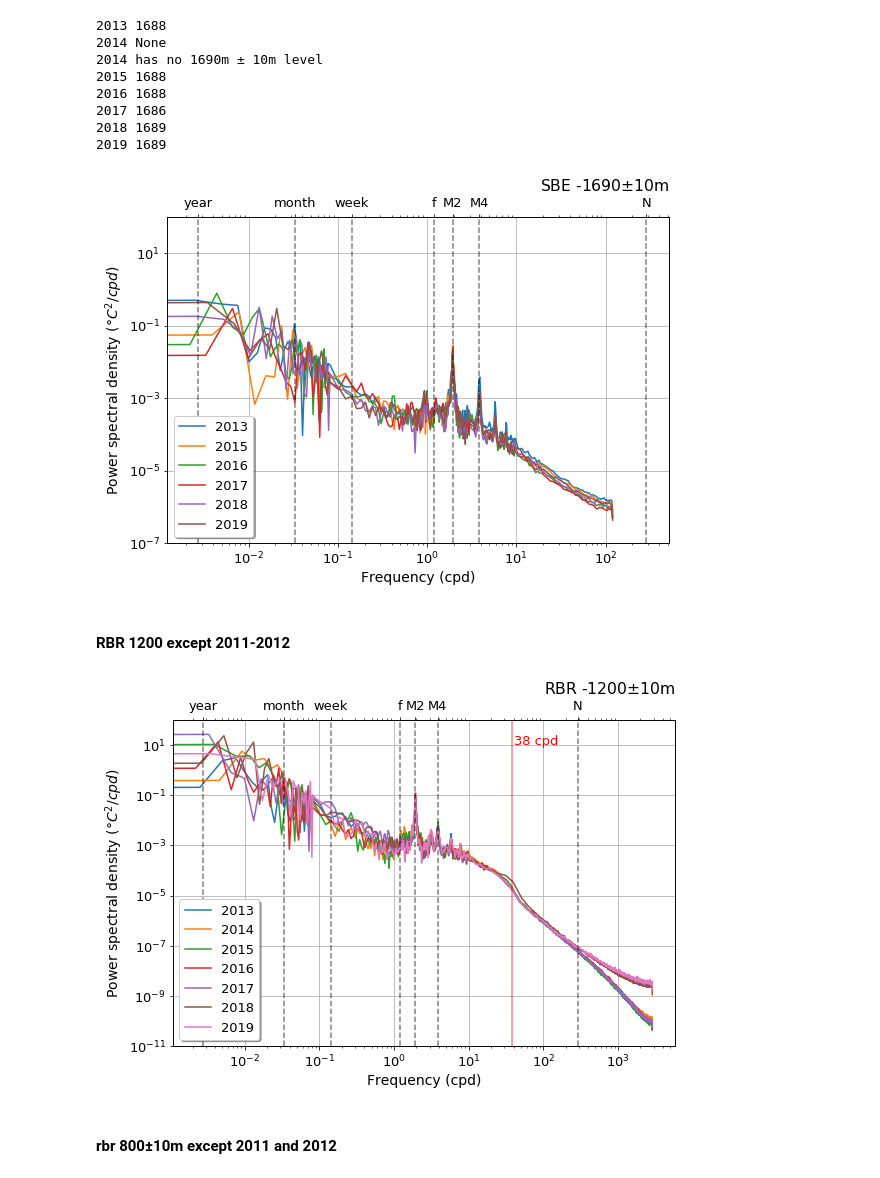
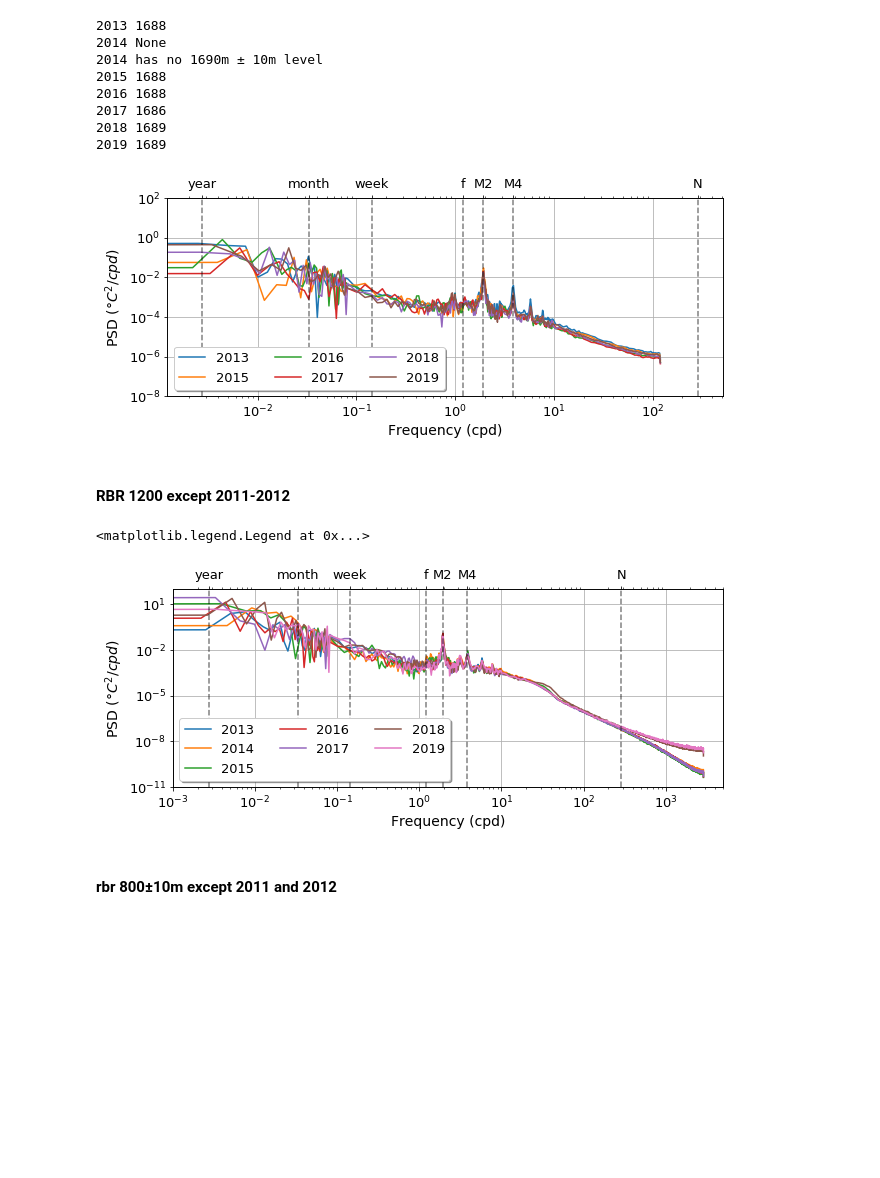
Before and after one commit to cpierard/momar_data_analysis, a Jupyter notebook: 12.PSD_plots_clean.ipynb, the cells around one changed output. Cells and saved outputs as stored; diff of their text form; code cells hidden in the pictures; blank space fills up the shorter version.

```diff
--- a/12.PSD_plots_clean.ipynb
+++ b/12.PSD_plots_clean.ipynb
@@ -77,7 +77,7 @@ array([3.25969700e+02, 1.30308233e+02, 1.93236715e+00, 3.86473430e+00,
 x_colors = np.linspace(0,1, len(PowerSpectra.keys()))
 colors = cm.get_cmap('viridis_r')(x_colors)
 
-fig = plt.figure(figsize=(12,8))
+fig = plt.figure(figsize=(9,4))
 ax1 = fig.add_subplot(111)
 ax2 = ax1.twiny()
 
@@ -93,11 +93,11 @@ for typical_freq in upper_tick_locations:
 ax1.grid()
 ax1.set_xlabel('Frequency (cpd)', fontsize=14)
 ax1.set_ylabel('Power spectral density (Temperature)', fontsize=14)
-ax1.set_ylim(1e-11,1e1)
+ax1.set_ylim(1e-11,1e2)
 ax2.set_xlim(ax1.get_xlim())
 ax2.set_xticks(upper_tick_locations)
 ax2.set_xticklabels(upper_tick_labels)
-ax1.legend(loc='lower left', shadow=True)
+ax1.legend(loc='lower left', shadow=True, ncol=4)
 #### SAVE THIS ####
 # %% [output]
 <matplotlib.legend.Legend at 0x...>
@@ -110,7 +110,7 @@ inds = signal.find_peaks(PowerSpectra[800]['psd'], prominence=0.00001)[0]
 x_colors = np.linspace(0,1, len(PowerSpectra.keys()))
 colors = cm.get_cmap('viridis_r')(x_colors)
 
-fig = plt.figure(figsize=(12,8))
+fig = plt.figure(figsize=(9,4))
 ax1 = fig.add_subplot(111)
 ax2 = ax1.twiny()
 
@@ -137,7 +137,7 @@ plt.loglog(freq[inds], freq[inds]**(-5./3.)*3e-3,'k')
 ax1.grid()
 ax1.set_xlabel('Frequency (cpd)', fontsize=14)
 ax1.set_ylabel('Power spectral density (Temperature)', fontsize=14)
-ax1.set_ylim(1e-11,1e1)
+ax1.set_ylim(1e-11,1e2)
 ax2.set_xlim(ax1.get_xlim())
 ax2.set_xticks(upper_tick_locations)
 ax2.set_xticklabels(upper_tick_labels)
@@ -205,7 +205,7 @@ data = spectra_1000
 x_colors = np.linspace(0,1, len(data.keys()))
 colors = cm.get_cmap('Dark2')(x_colors)
 
-fig = plt.figure(figsize=(9,6))
+fig = plt.figure(figsize=(9,4), tight_layout=True)
 ax1 = fig.add_subplot(111)
 ax2 = ax1.twiny()
 
@@ -218,18 +218,20 @@ ax2.loglog(data[depth]['freq'], data[depth]['psd'], alpha=0)
 for typical_freq in upper_tick_locations_yearly:
     ax1.axvline(typical_freq, color='k', alpha=0.5, ls='--')
 
-ax1.axvline(38, color='r', alpha=0.5)
+#ax1.axvline(38, color='r', alpha=0.5)
 
 ax1.grid()
 ax1.set_xlabel('Frequency (cpd)', fontsize=14)
-ax1.set_ylabel('Power spectral density ($\degree C^2 / cpd$)', fontsize=14)
-ax1.set_ylim(1e-7,1e2)
+ax1.set_ylabel('PSD ($\degree C^2 / cpd$)', fontsize=14)
+#ax1.set_xlim(1e-3,5e3)
+ax1.set_ylim(1e-8,1e2)
 ax2.set_xlim(ax1.get_xlim())
 
 ax2.set_xticks(upper_tick_locations_yearly)
 ax2.set_xticklabels(upper_tick_labels_yearly)
-ax1.legend(loc='lower left', shadow=True)
-ax1.set_title(f'{instrument.upper()} -{i_level}$\pm${tolerance}m', loc='right')
-plt.savefig(f'../figures/PowerSpectra/yearly/psd_{instrument}_{i_level}m')
+ax1.legend(loc='lower left', shadow=True, ncol=3)
+#ax1.text(3e3, 1e1, 'c', fontsize=18)
+#ax1.set_title(f'{instrument.upper()} -{i_level}$\pm${tolerance}m', loc='right')
+plt.savefig(f'../figures/PowerSpectra/yearly/psd_{instrument}_{i_level}m', facecolor=(1,0,0,0))
 #### SAVE THIS ####
 # %% [output]
@@ -274,38 +276,40 @@ for y in range(2013,2020):
 # %%
 plt.rcParams.update({'font.size': 13})
 data = spectra
 
 # x_colors = np.linspace(0,1, len(data.keys()))
 # colors = cm.get_cmap('tab10')(x_colors)
 
-fig = plt.figure(figsize=(9,6))
+fig = plt.figure(figsize=(9,4), tight_layout=True)
 ax1 = fig.add_subplot(111)
 ax2 = ax1.twiny()
 
 for j, depth in enumerate(sorted(data.keys())):
     ax1.loglog(data[depth]['freq'], data[depth]['psd'],
                label=f"{depth:0.0f}") #, c=colors[j])
 
 ax2.loglog(data[depth]['freq'], data[depth]['psd'], alpha=0)
 
 for typical_freq in upper_tick_locations_yearly:
     ax1.axvline(typical_freq, color='k', alpha=0.5, ls='--')
 
 #ax1.axvline(38, color='r', alpha=0.5)
 
 ax1.grid()
 ax1.set_xlabel('Frequency (cpd)', fontsize=14)
-ax1.set_ylabel('Power spectral density ($\degree C^2 / cpd$)', fontsize=14)
-ax1.set_ylim(1e-7,1e2)
+ax1.set_ylabel('PSD ($\degree C^2 / cpd$)', fontsize=14)
+#ax1.set_xlim(1e-3,5e3)
+ax1.set_ylim(1e-8,1e2)
 ax2.set_xlim(ax1.get_xlim())
 ax2.set_xticks(upper_tick_locations_yearly)
 ax2.set_xticklabels(upper_tick_labels_yearly)
-ax1.legend(loc='lower left', shadow=True)
-ax1.set_title(f'{instrument.upper()} -{i_level}$\pm${tolerance}m', loc='right')
-plt.savefig(f'../figures/PowerSpectra/yearly/psd_{instrument}_{i_level}m')
+ax1.legend(loc='lower left', shadow=True, ncol=3)
+#ax1.text(3e3, 1e1, 'd', fontsize=18)
+#ax1.set_title(f'{instrument.upper()} -{i_level}$\pm${tolerance}m', loc='right')
+plt.savefig(f'../figures/PowerSpectra/yearly/psd_{instrument}_{i_level}m', facecolor=(1,0,0,0))
 #### SAVE THIS ####
 # %% [output]
-[figure, old version]
+[figure, new version]
 # %% [markdown]
 #### RBR 1200  except 2011-2012
 # %%
@@ -339,9 +343,9 @@ plt.rcParams.update({'font.size': 13})
 data = spectra
 
 x_colors = np.linspace(0,1, len(data.keys()))
-colors = cm.get_cmap('Dark2')(x_colors)
+colors = cm.get_cmap('tab10')(x_colors)
 
-fig = plt.figure(figsize=(9,6))
+fig = plt.figure(figsize=(9,4), tight_layout=True)
 ax1 = fig.add_subplot(111)
 ax2 = ax1.twiny()
 
@@ -354,22 +358,24 @@ ax2.loglog(data[depth]['freq'], data[depth]['psd'], alpha=0)
 for typical_freq in upper_tick_locations_yearly:
     ax1.axvline(typical_freq, color='k', alpha=0.5, ls='--')
 
-ax1.axvline(38, color='r', alpha=0.5)
-ax1.text(40, 1e1, '38 cpd', color='red')
+#ax1.axvline(38, color='r', alpha=0.5)
+#ax1.text(40, 1e1, '38 cpd', color='red')
 
 ax1.grid()
 ax1.set_xlabel('Frequency (cpd)', fontsize=14)
-ax1.set_ylabel('Power spectral density ($\degree C^2 / cpd$)', fontsize=14)
+ax1.set_ylabel('PSD ($\degree C^2 / cpd$)', fontsize=14)
+ax1.set_xlim(1e-3,5e3)
 ax1.set_ylim(1e-11,1e2)
 ax2.set_xlim(ax1.get_xlim())
 ax2.set_xticks(upper_tick_locations_yearly)
 ax2.set_xticklabels(upper_tick_labels_yearly)
-ax1.legend(loc='lower left', shadow=True)
-ax1.set_title(f'{instrument.upper()} -{i_level}$\pm${tolerance}m', loc='right')
-plt.savefig(f'../figures/PowerSpectra/yearly/psd_{instrument}_{i_level}m')
+ax1.legend(loc='lower left', shadow=True, ncol=3)
+#ax1.set_title(f'{instrument.upper()} -{i_level}$\pm${tolerance}m', loc='right')
+#plt.savefig(f'../figures/PowerSpectra/yearly/psd_{instrument}_{i_level}m', facecolor=(1,0,0,0))
 #### SAVE THIS ####
 # %% [output]
+<matplotlib.legend.Legend at 0x...>
-[figure, old version]
+[figure, new version]
 # %% [markdown]
 ####  rbr 800±10m except 2011 and 2012
 # %%
```
Also changed, not shown: parts of 7 cells of this notebook, 4 other files.
